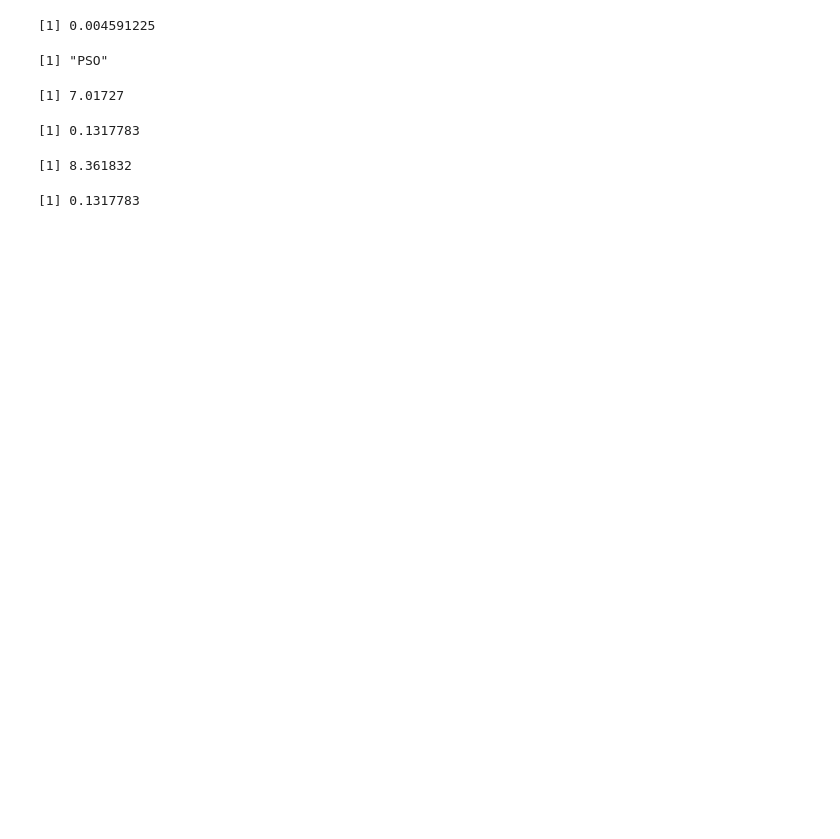
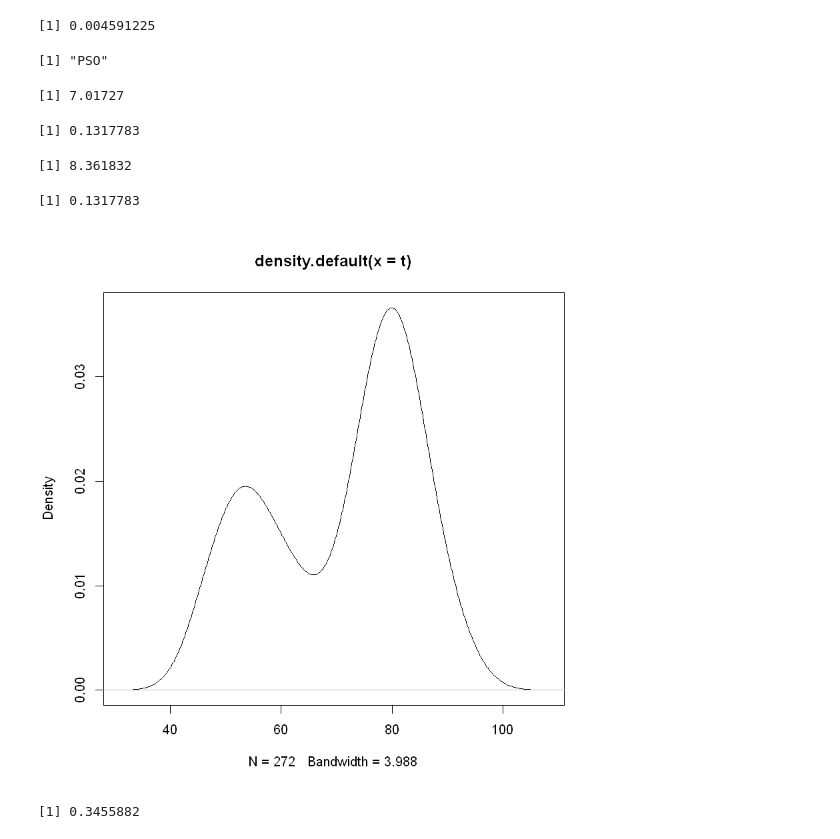
Before and after one commit to mattreyes/stat341_project, a Jupyter notebook: em_pso_notebook.ipynb, the cells around one changed output. Drawn from its saved outputs; the diff is of its cells as text; code cells hidden in the pictures; blank space fills up the shorter version.

```diff
--- a/em_pso_notebook.ipynb
+++ b/em_pso_notebook.ipynb
@@ -169,3 +169,13 @@ mean(abs(truPi2 - estPi2PSO ))
 [1] 0.1317783
 [1] 8.361832
 [1] 0.1317783
+# %%
+t = faithful[,2]
+d = density(t)
+plot(d)
+# %% [output]
+[figure, added]
+# %%
+sum(t < 65) / 272
+# %% [output]
+[1] 0.3455882
```
Also changed, not shown: parts of 1 cell of this notebook.
